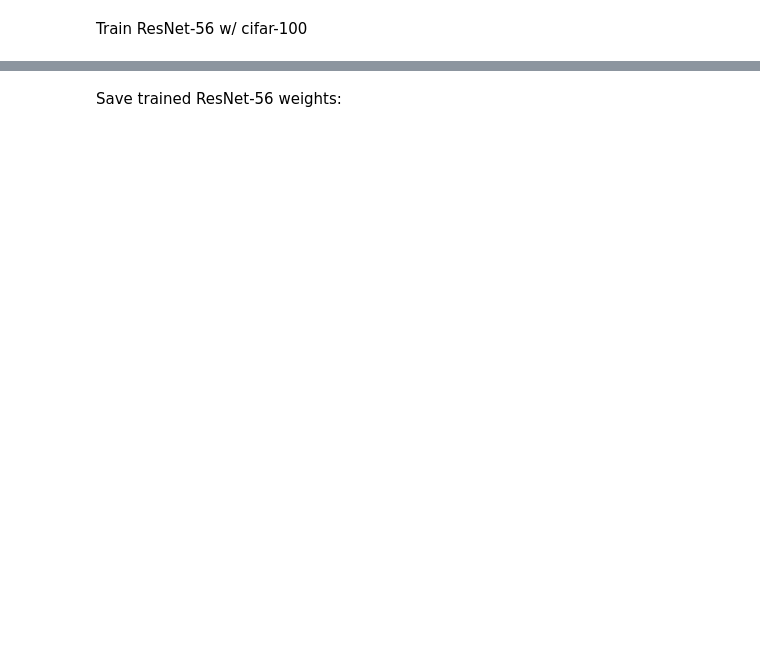
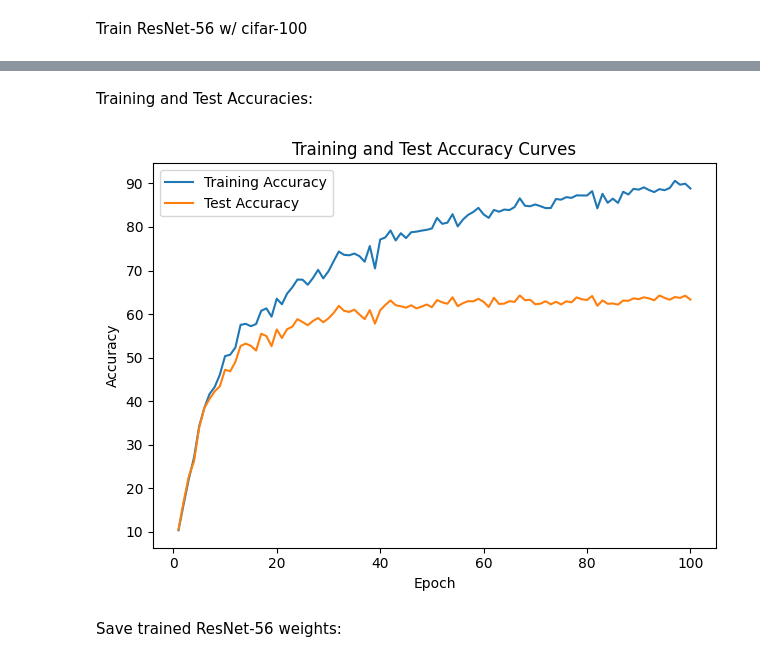
Before and after one commit to imthelizardking/cmp719-project, a Jupyter notebook: cmp719_project_5.ipynb, the cells around one changed output, grey strips where cells are left out. Saved outputs shown, nothing was run; the diff lists cells and outputs as text; code cells hidden in the pictures; blank space fills up the shorter version.

```diff
--- a/cmp719_project_5.ipynb
+++ b/cmp719_project_5.ipynb
@@ -190,3 +353,18 @@ TypeError: ignored
+# %% [markdown]
+Training and Test Accuracies:
+# %%
+# Plotting the training accuracy curve
+plt.plot(range(1, EPOCHS_RESNET56+1), train_accuracies, label='Training Accuracy')
+plt.plot(range(1, EPOCHS_RESNET56+1), test_accuracies, label='Test Accuracy')
+plt.xlabel('Epoch')
+plt.ylabel('Accuracy')
+plt.title('Training and Test Accuracy Curves')
+plt.legend()
+
+plt.tight_layout()
+plt.show()
+# %% [output]
+[figure, added]
 # %% [markdown]
 Save trained ResNet-56 weights:
 # %%
```
Also changed, not shown: parts of 9 cells of this notebook.
